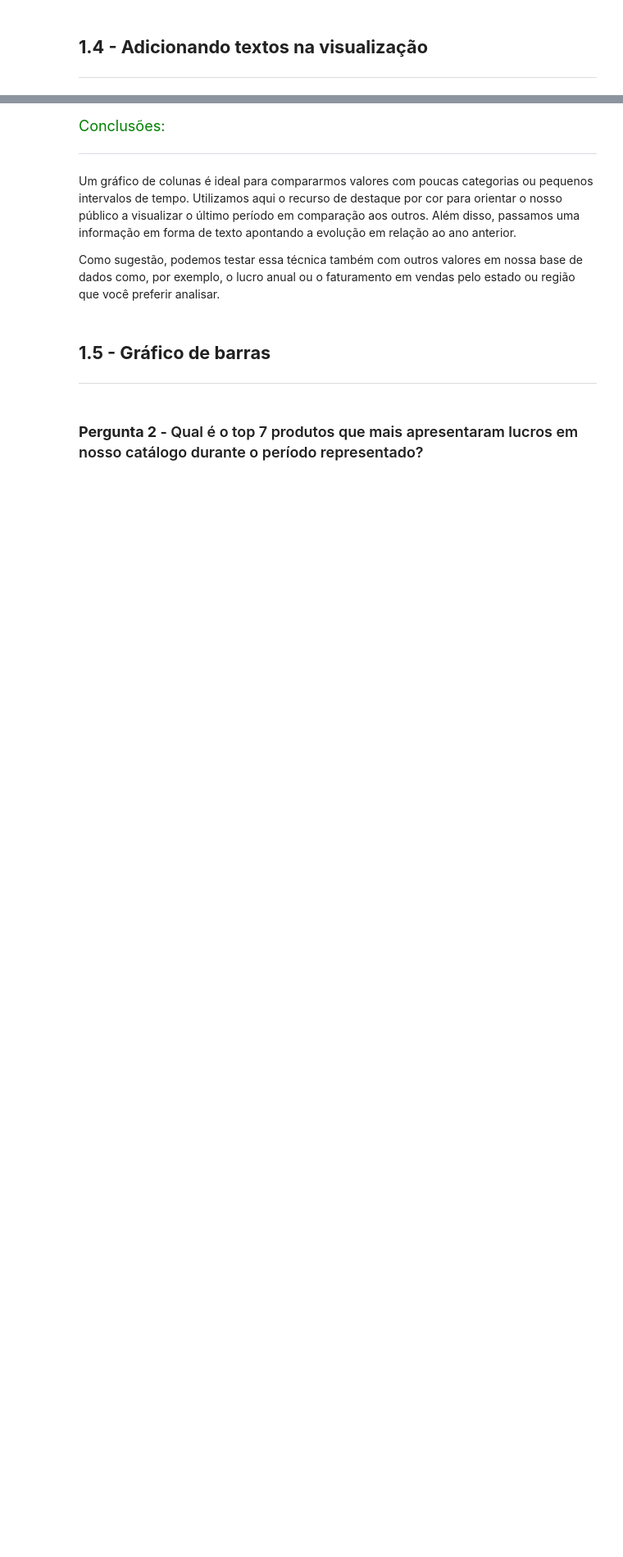
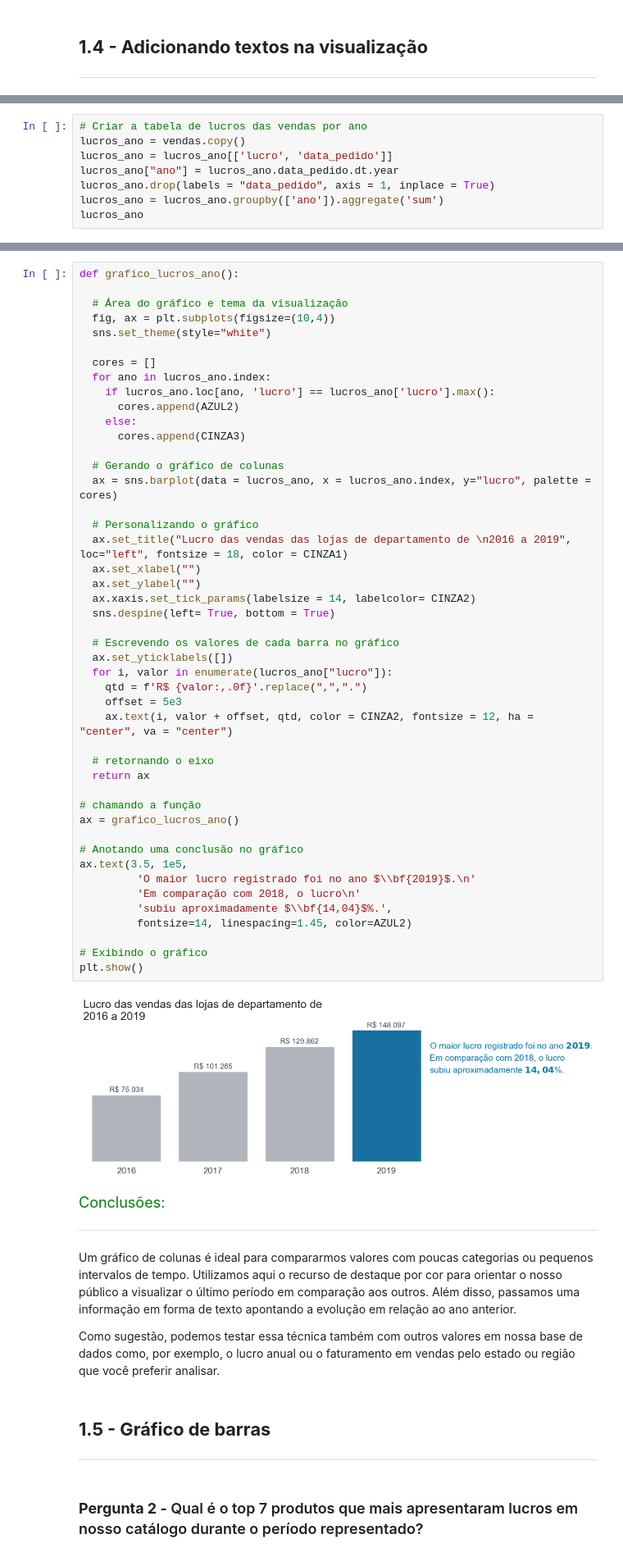
Before and after one commit to ledsouza/dataviz_vendas_lojas, a Jupyter notebook: Dataviz_ Gráficos.ipynb, the cells around one changed output, grey strips where cells are left out. Shown at 82% size. Cells and saved outputs as stored; diff of their text form; blank space fills up the shorter version.

```diff
--- a/Dataviz_ Gráficos.ipynb
+++ b/Dataviz_ Gráficos.ipynb
@@ -205,0 +247,8 @@ ax = grafico_vendas()
+# %%
+# Criar a tabela de lucros das vendas por ano
+lucros_ano = vendas.copy()
+lucros_ano = lucros_ano[['lucro', 'data_pedido']]
+lucros_ano["ano"] = lucros_ano.data_pedido.dt.year
+lucros_ano.drop(labels = "data_pedido", axis = 1, inplace = True)
+lucros_ano = lucros_ano.groupby(['ano']).aggregate('sum')
+lucros_ano
@@ -206,3 +262,51 @@ ax = grafico_vendas()
+# %%
+def grafico_lucros_ano():
+
+  # Área do gráfico e tema da visualização
+  fig, ax = plt.subplots(figsize=(10,4))
+  sns.set_theme(style="white")
+
+  cores = []
+  for ano in lucros_ano.index:
+    if lucros_ano.loc[ano, 'lucro'] == lucros_ano['lucro'].max():
+      cores.append(AZUL2)
+    else:
+      cores.append(CINZA3)
+
+  # Gerando o gráfico de colunas
+  ax = sns.barplot(data = lucros_ano, x = lucros_ano.index, y="lucro", palette = cores)
+
+  # Personalizando o gráfico
+  ax.set_title("Lucro das vendas das lojas de departamento de \n2016 a 2019", loc="left", fontsize = 18, color = CINZA1)
+  ax.set_xlabel("")
+  ax.set_ylabel("")
+  ax.xaxis.set_tick_params(labelsize = 14, labelcolor= CINZA2)
+  sns.despine(left= True, bottom = True)
+
+  # Escrevendo os valores de cada barra no gráfico
+  ax.set_yticklabels([])
+  for i, valor in enumerate(lucros_ano["lucro"]):
+    qtd = f'R$ {valor:,.0f}'.replace(",",".")
+    offset = 5e3
+    ax.text(i, valor + offset, qtd, color = CINZA2, fontsize = 12, ha = "center", va = "center")
+
+  # retornando o eixo
+  return ax
+
+# chamando a função
+ax = grafico_lucros_ano()
+
+# Anotando uma conclusão no gráfico
+ax.text(3.5, 1e5,
+         'O maior lucro registrado foi no ano $\\bf{2019}$.\n'
+         'Em comparação com 2018, o lucro\n'
+         'subiu aproximadamente $\\bf{14,04}$%.',
+         fontsize=14, linespacing=1.45, color=AZUL2)
+
+# Exibindo o gráfico
+plt.show()
+# %% [output]
+[figure, added]
 # %% [markdown]
 <font color=green size=4> Conclusões: </font>
 
```
Also changed, not shown: parts of 17 cells of this notebook.
